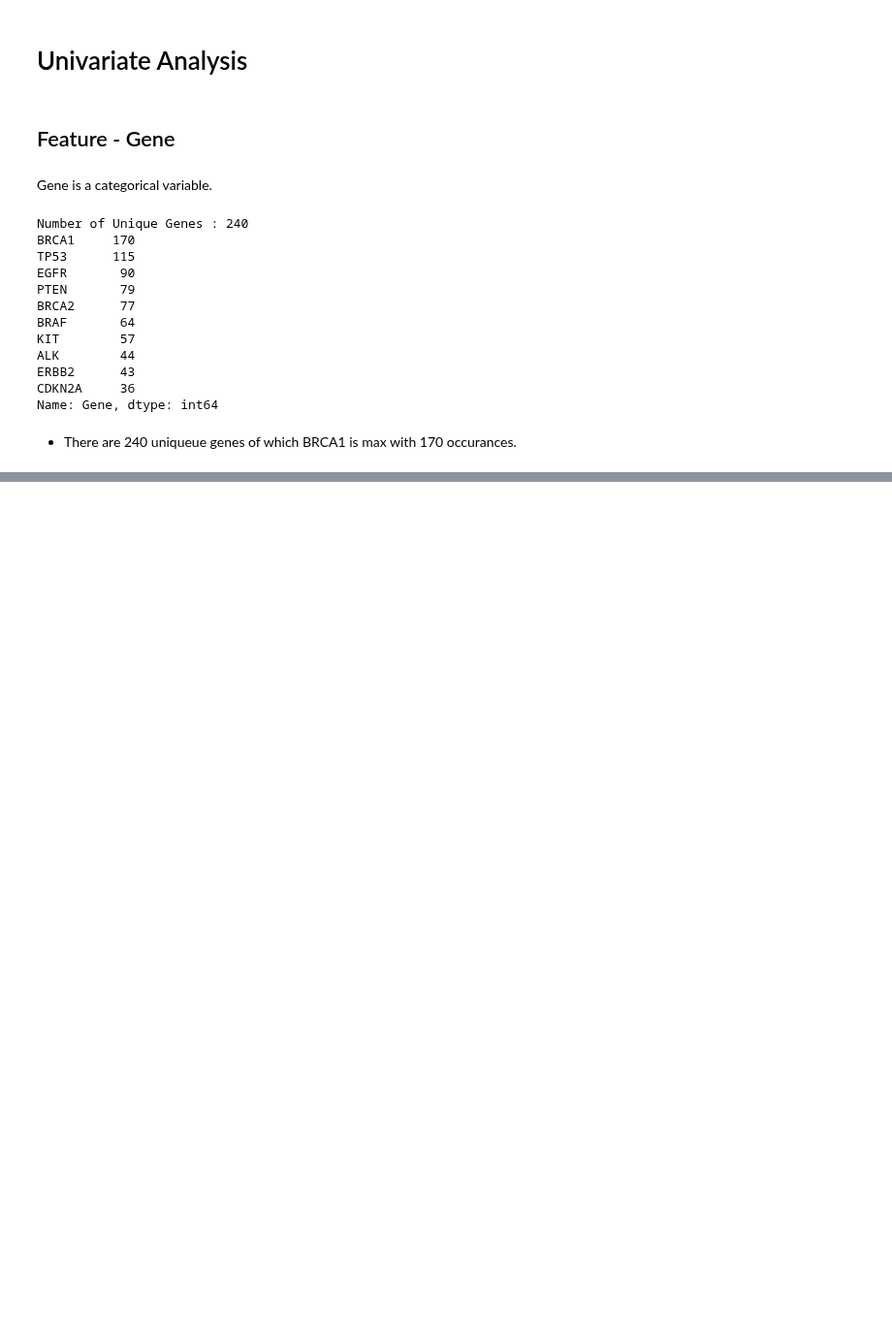
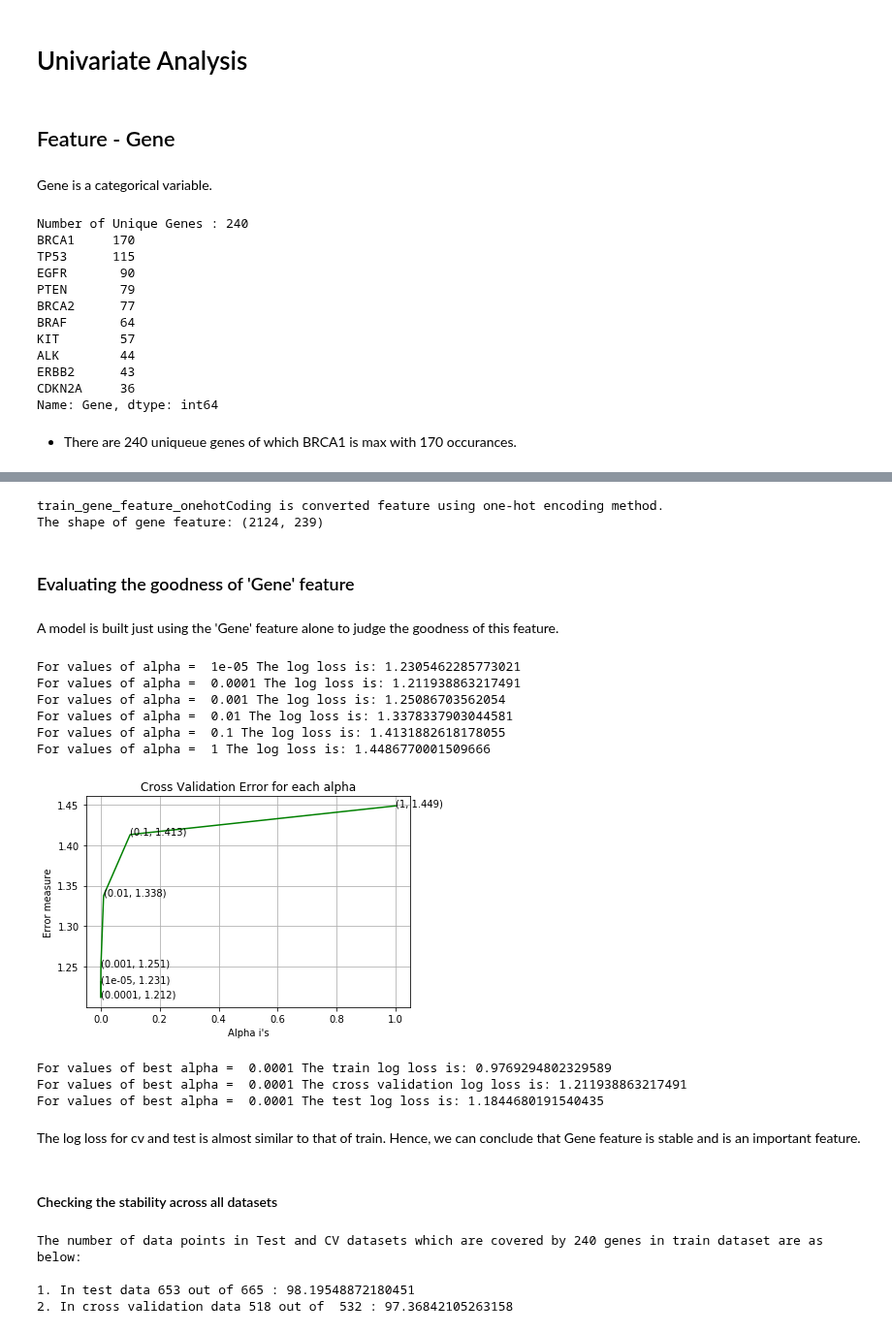
Before and after one commit to nitishmalagi/Personalized-Cancer-Diagnosis-Classification, a Jupyter notebook: Personalized-Cancer-Diagnosis-Classification.ipynb, the cells around one changed output, grey strips where cells are left out. Shown at 97% size. Cells and saved outputs as stored; diff of their text form; code cells hidden in the pictures; blank space fills up the shorter version.

```diff
--- a/Personalized-Cancer-Diagnosis-Classification.ipynb
+++ b/Personalized-Cancer-Diagnosis-Classification.ipynb
@@ -380,0 +526,6 @@ sum(unique_genes.values)
+# %%
+# one-hot encoding of Gene feature.
+gene_vectorizer = CountVectorizer()
+train_gene_feature_onehotCoding = gene_vectorizer.fit_transform(train_df['Gene'])
+test_gene_feature_onehotCoding = gene_vectorizer.transform(test_df['Gene'])
+cv_gene_feature_onehotCoding = gene_vectorizer.transform(cv_df['Gene'])
@@ -380,0 +552,73 @@ sum(unique_genes.values)
+# %%
+print("train_gene_feature_onehotCoding is converted feature using one-hot encoding method.\nThe shape of gene feature:", train_gene_feature_onehotCoding.shape)
+# %% [output]
+train_gene_feature_onehotCoding is converted feature using one-hot encoding method.
+The shape of gene feature: (2124, 239)
+# %% [markdown]
+### Evaluating the goodness of 'Gene' feature
+# %% [markdown]
+A model is built just using the 'Gene' feature alone to judge the goodness of this feature.
+# %%
+alpha = [10 ** x for x in range(-5, 1)] # hyperparam for SGD classifier.
+# %%
+cv_log_error_array=[]
+for i in alpha:
+    clf = SGDClassifier(alpha=i, penalty='l2', loss='log', random_state=42)
+    clf.fit(train_gene_feature_onehotCoding, y_train)
+    sig_clf = CalibratedClassifierCV(clf, method="sigmoid")
+    sig_clf.fit(train_gene_feature_onehotCoding, y_train)
+    predict_y = sig_clf.predict_proba(cv_gene_feature_onehotCoding)
+    cv_log_error_array.append(log_loss(y_cv, predict_y, labels=clf.classes_, eps=1e-15))
+    print('For values of alpha = ', i, "The log loss is:",log_loss(y_cv, predict_y, labels=clf.classes_, eps=1e-15))
+
+fig, ax = plt.subplots()
+ax.plot(alpha, cv_log_error_array,c='g')
+for i, txt in enumerate(np.round(cv_log_error_array,3)):
+    ax.annotate((alpha[i],np.round(txt,3)), (alpha[i],cv_log_error_array[i]))
+plt.grid()
+plt.title("Cross Validation Error for each alpha")
+plt.xlabel("Alpha i's")
+plt.ylabel("Error measure")
+plt.show()
+
+
+best_alpha_index = np.argmin(cv_log_error_array)
+clf = SGDClassifier(alpha=alpha[best_alpha_index], penalty='l2', loss='log', random_state=42)
+clf.fit(train_gene_feature_onehotCoding, y_train)
+sig_clf = CalibratedClassifierCV(clf, method="sigmoid")
+sig_clf.fit(train_gene_feature_onehotCoding, y_train)
+
+predict_y = sig_clf.predict_proba(train_gene_feature_onehotCoding)
+print('For values of best alpha = ', alpha[best_alpha_index], "The train log loss is:",log_loss(y_train, predict_y, labels=clf.classes_, eps=1e-15))
+predict_y = sig_clf.predict_proba(cv_gene_feature_onehotCoding)
+print('For values of best alpha = ', alpha[best_alpha_index], "The cross validation log loss is:",log_loss(y_cv, predict_y, labels=clf.classes_, eps=1e-15))
+predict_y = sig_clf.predict_proba(test_gene_feature_onehotCoding)
+print('For values of best alpha = ', alpha[best_alpha_index], "The test log loss is:",log_loss(y_test, predict_y, labels=clf.classes_, eps=1e-15))
+# %% [output]
+For values of alpha =  1e-05 The log loss is: 1.2305462285773021
+For values of alpha =  0.0001 The log loss is: 1.211938863217491
+For values of alpha =  0.001 The log loss is: 1.25086703562054
+For values of alpha =  0.01 The log loss is: 1.3378337903044581
+For values of alpha =  0.1 The log loss is: 1.4131882618178055
+For values of alpha =  1 The log loss is: 1.4486770001509666
+[figure, added]
+For values of best alpha =  0.0001 The train log loss is: 0.9769294802329589
+For values of best alpha =  0.0001 The cross validation log loss is: 1.211938863217491
+For values of best alpha =  0.0001 The test log loss is: 1.1844680191540435
+# %% [markdown]
+The log loss for cv and test is almost similar to that of train. Hence, we can conclude that Gene feature is stable and is an important feature.
+# %% [markdown]
+#### Checking the stability across all datasets
+# %%
+print("The number of data points in Test and CV datasets which are covered by",unique_genes.shape[0],"genes in train dataset are as below:")
+
+test_coverage=test_df[test_df['Gene'].isin(list(set(train_df['Gene'])))].shape[0]
+cv_coverage=cv_df[cv_df['Gene'].isin(list(set(train_df['Gene'])))].shape[0]
+
+print('\n1. In test data',test_coverage, 'out of',test_df.shape[0], ":",(test_coverage/test_df.shape[0])*100)
+print('2. In cross validation data',cv_coverage, 'out of ',cv_df.shape[0],":" ,(cv_coverage/cv_df.shape[0])*100)
+# %% [output]
+The number of data points in Test and CV datasets which are covered by 240 genes in train dataset are as below:
+
+1. In test data 653 out of 665 : 98.19548872180451
+2. In cross validation data 518 out of  532 : 97.36842105263158
```
Also changed, not shown: parts of 32 cells of this notebook.
